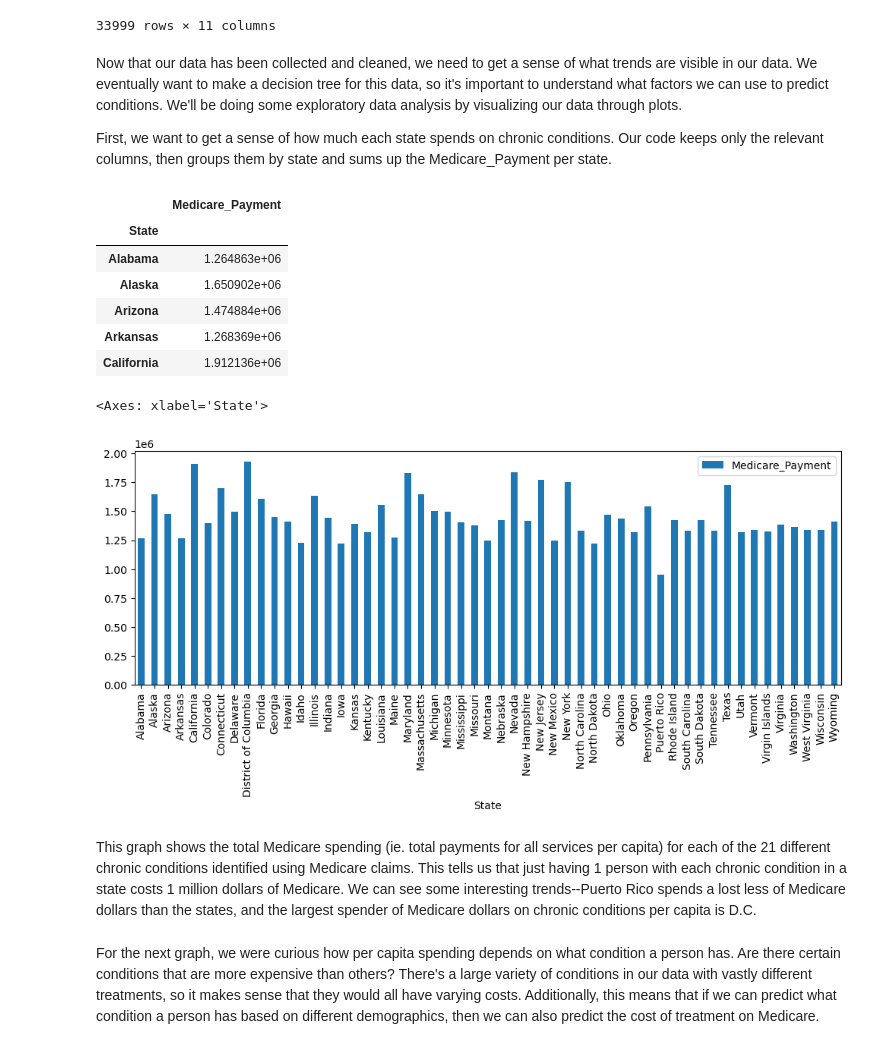
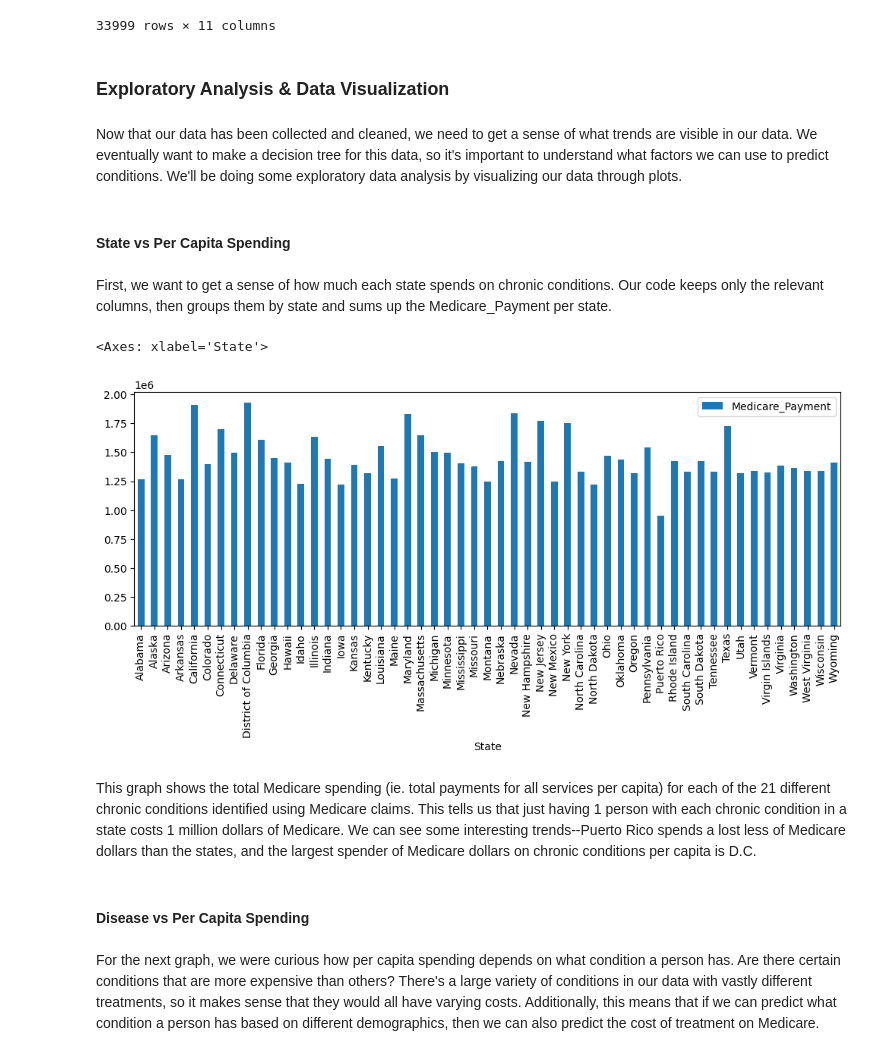
Before and after one commit to wrenp03/chronicillnesspredictor, a Jupyter notebook: main.ipynb, the cells around one changed output. Cells and saved outputs as stored; diff of their text form; code cells hidden in the pictures.

```diff
--- a/main.ipynb
+++ b/main.ipynb
@@ -93,35 +94,35 @@ df
 | 236101 | State | Wyoming | 65+ | All | All | Schizophrenia and Other Psychotic... | 0.0067 | 21828.833222 | ... |
 | 236102 | State | Wyoming | 65+ | All | All | Stroke | 0.0218 | 31062.126215 | ... |
 33999 rows × 11 columns
+# %% [markdown]
+### Exploratory Analysis & Data Visualization
 # %% [markdown]
 Now that our data has been collected and cleaned, we need to get a sense of what trends are visible in our data. We eventually want to make a decision tree for this data, so it's important to understand what factors we can use to predict conditions. We'll be doing some exploratory data analysis by visualizing our data through plots.
-
-First, we want to get a sense of how much each state spends on chronic conditions. Our code keeps only the relevant columns, then groups them by state and sums up the Medicare_Payment per state.
+# %% [markdown]
+#### State vs Per Capita Spending
+# %% [markdown]
+First, we want to get a sense of how much each state spends on chronic conditions. Our code keeps only the relevant columns, then groups them by state and sums up the Medicare_Payment per state.
 # %%
 # Bar graph of state vs per capita spending
 
+# Isolating necessary columns
 df1 = df[["State", "Medicare_Payment"]]
 
+# Dropping null values
 df1 = df1.dropna(subset=['Medicare_Payment'])
 
+# Summing medicare payments accross all chronic conditions for each state
 df1 = df1.groupby(['State']).sum()
 
-df1.head()
+# Plotting results
+df1.plot.bar(figsize=(12, 4))
 # %% [output]
-|  | Medicare_Payment |
-| State |  |
-| Alabama | 1.264863e+06 |
-| Alaska | 1.650902e+06 |
-| Arizona | 1.474884e+06 |
-| Arkansas | 1.268369e+06 |
-| California | 1.912136e+06 |
+<Axes: xlabel='State'>
+[figure, added]
-# %%
-df1.plot.bar(figsize=(12, 4))
-# %% [output]
-<Axes: xlabel='State'>
-[figure, removed]
 # %% [markdown]
 This graph shows the total Medicare spending (ie. total payments for all services per capita) for each of the 21 different chronic conditions identified using Medicare claims. This tells us that just having 1 person with each chronic condition in a state costs 1 million dollars of Medicare. We can see some interesting trends--Puerto Rico spends a lost less of Medicare dollars than the states, and the largest spender of Medicare dollars on chronic conditions per capita is D.C.
+# %% [markdown]
+#### Disease vs Per Capita Spending
 # %% [markdown]
 For the next graph, we were curious how per capita spending depends on what condition a person has. Are there certain conditions that are more expensive than others? There's a large variety of conditions in our data with vastly different treatments, so it makes sense that they would all have varying costs. Additionally, this means that if we can predict what condition a person has based on different demographics, then we can also predict the cost of treatment on Medicare.
 # %%
```
Also changed, not shown: parts of 35 cells of this notebook.
